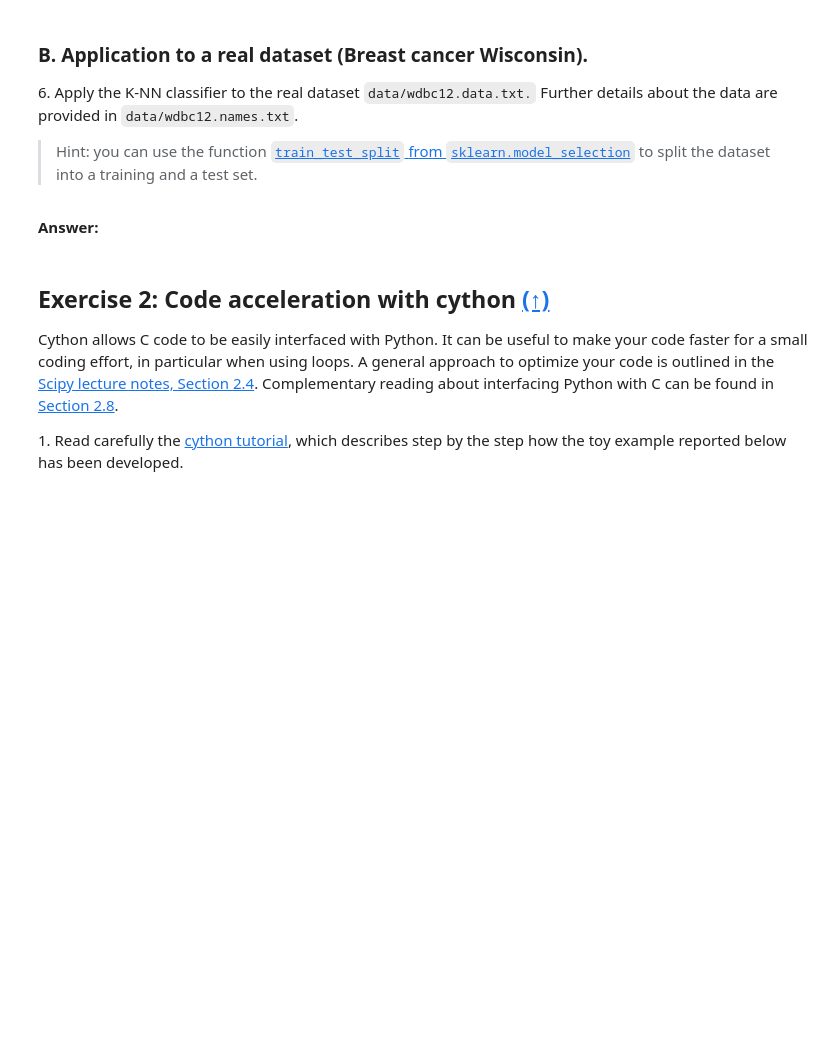
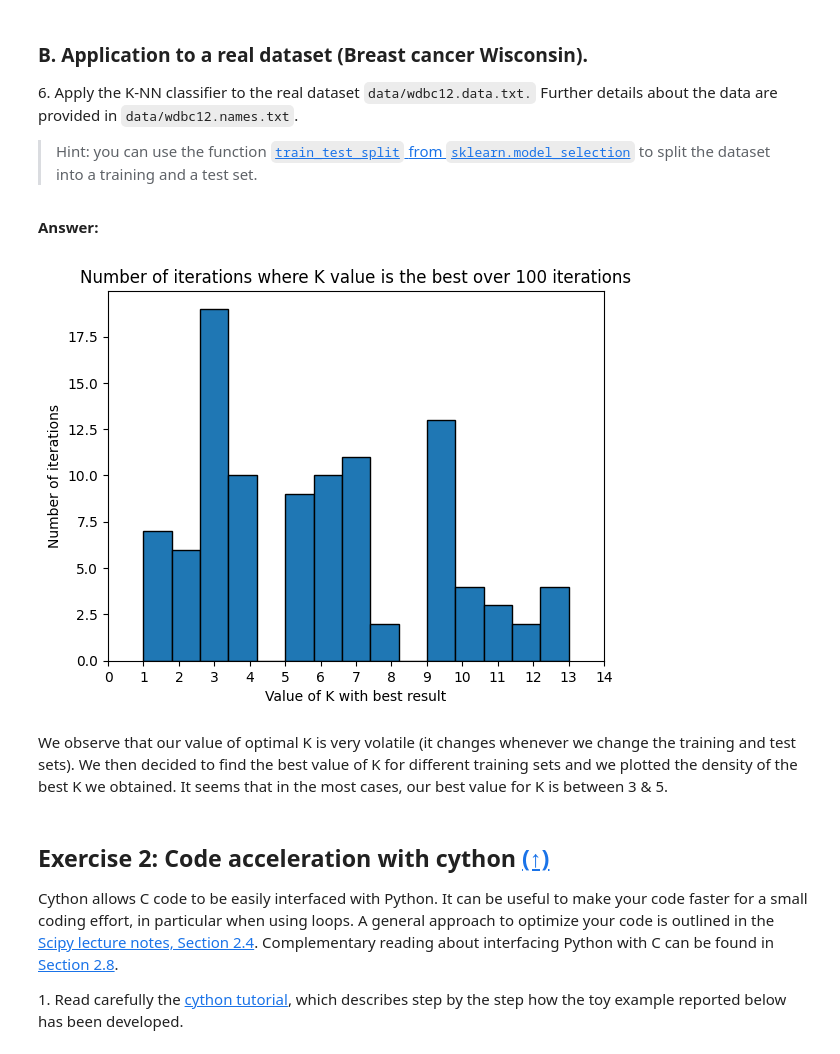
Before and after one commit to Cbonvieuxziz/python_sdia, a Jupyter notebook: Labs/Lab4/lab4.ipynb, the cells around one changed output. Drawn from its saved outputs; the diff is of its cells as text; code cells hidden in the pictures; blank space fills up the shorter version.

```diff
--- a/Labs/Lab4/lab4.ipynb
+++ b/Labs/Lab4/lab4.ipynb
@@ -187,3 +259,45 @@ This represents  95.5 % of precision
+# %%
+# your code
+from sklearn.model_selection import train_test_split
+
+train = np.loadtxt('data/wdbc12.data.txt', delimiter=',')
+train.shape
+
+X = train[:,2:]
+y = train[:,1]
+
+k_max = 15
+best_k_over_splits = []
+number_of_loops = 100
+for _ in range(number_of_loops):
+    X_train, X_test, y_train, y_test = train_test_split(X, y, test_size=0.2)
+
+    best_k = 0
+    best_accuracy = 0
+
+    for k in range(1,k_max):
+        knn_classifier = KNeighborsClassifier(n_neighbors=k)
+        knn_classifier.fit(X_train, y_train)
+        class_pred = knn_classifier.predict(X_test)
+        accuracy = accuracy_score(y_test, class_pred)
+        #print(f'For K = {k}, accuracy: {accuracy:.5f}%')
+        if accuracy>best_accuracy:
+            best_accuracy = accuracy
+            best_k = k
+    best_k_over_splits.append(best_k)
+    #print(f'Best accuracy obtained was {best_accuracy:.5f}% for K = {best_k}')
+
+plt.hist(best_k_over_splits,bins=k_max, edgecolor="k")
+plt.xticks(range(k_max))
+plt.title("Number of iterations where K value is the best over 100 iterations")
+plt.xlabel("Value of K with best result")
+plt.ylabel("Number of iterations")
+plt.show()
+# %% [output]
+[figure, added]
+# %% [markdown]
+We observe that our value of optimal K is very volatile (it changes whenever we change the training and test sets). We then decided to find the best value of K for different training sets and we plotted the density of the best K we obtained.
+It seems that in the most cases, our best value for K is between 3 & 5.
 # %% [markdown]
 ## <a name="ex2">Exercise 2: Code acceleration with cython</a> [(&#8593;)](#content)
 
```
Also changed, not shown: parts of 30 cells of this notebook, 25 other files.
